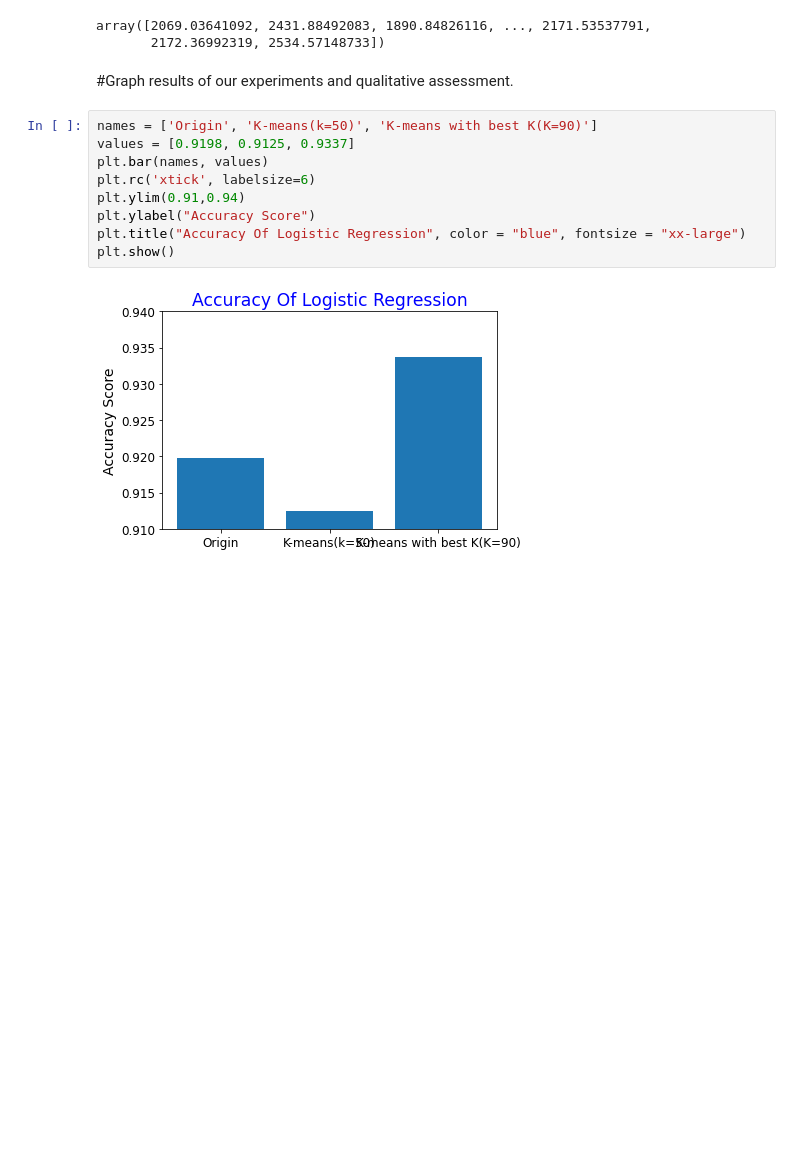
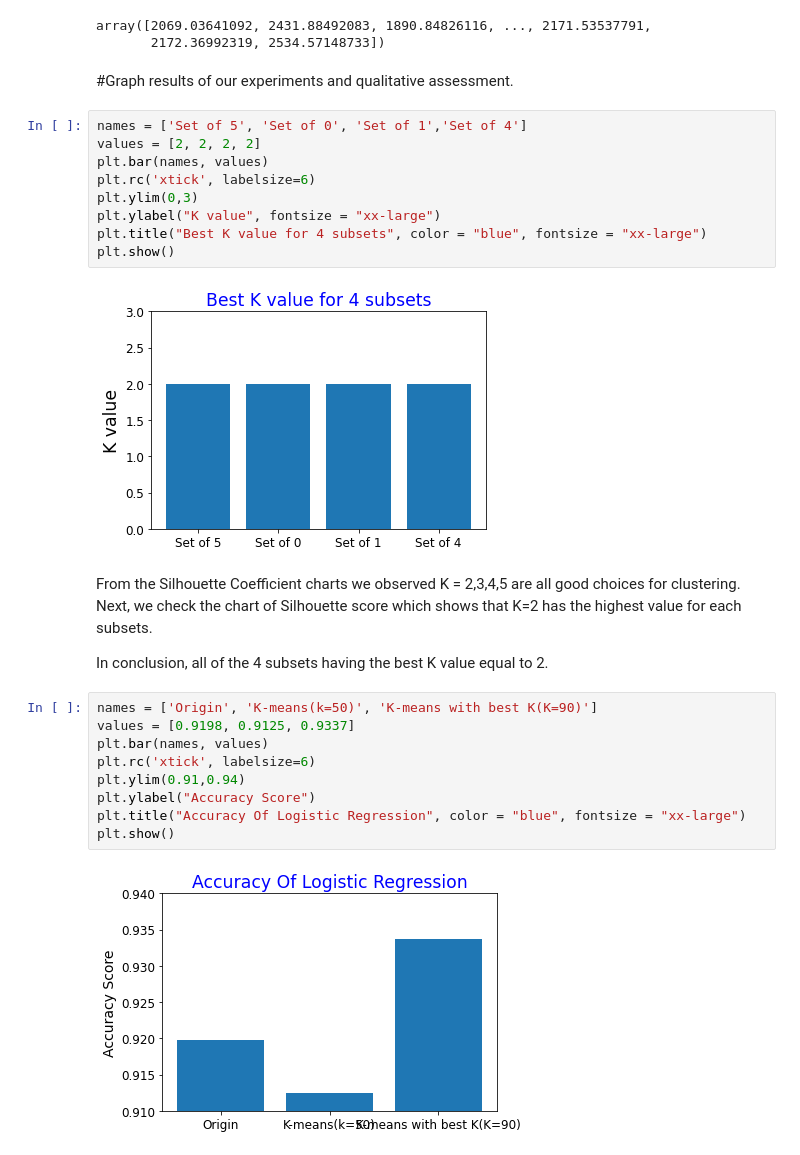
Before and after one commit to fsclsnow/AML, a Jupyter notebook: AML_Project6_KMean_Clustering.ipynb, the cells around one changed output. Cells and saved outputs as stored; diff of their text form; blank space fills up the shorter version.

```diff
--- a/AML_Project6_KMean_Clustering.ipynb
+++ b/AML_Project6_KMean_Clustering.ipynb
@@ -1174,6 +1174,21 @@ array([2069.03641092, 2431.88492083, 1890.84826116, ..., 2171.53537791,
        2172.36992319, 2534.57148733])
 # %% [markdown]
 #Graph results of our experiments and qualitative assessment.
+# %%
+names = ['Set of 5', 'Set of 0', 'Set of 1','Set of 4']
+values = [2, 2, 2, 2]
+plt.bar(names, values)
+plt.rc('xtick', labelsize=6)
+plt.ylim(0,3)
+plt.ylabel("K value", fontsize = "xx-large")
+plt.title("Best K value for 4 subsets", color = "blue", fontsize = "xx-large")
+plt.show()
+# %% [output]
+[figure, added]
+# %% [markdown]
+From the Silhouette Coefficient charts we observed K = 2,3,4,5 are all good choices for clustering. Next, we check the chart of Silhouette score which shows that K=2 has the highest value for each subsets.
+
+In conclusion, all of the 4 subsets having the best K value equal to 2.
 # %%
 names = ['Origin', 'K-means(k=50)', 'K-means with best K(K=90)']
 values = [0.9198, 0.9125, 0.9337]
```
